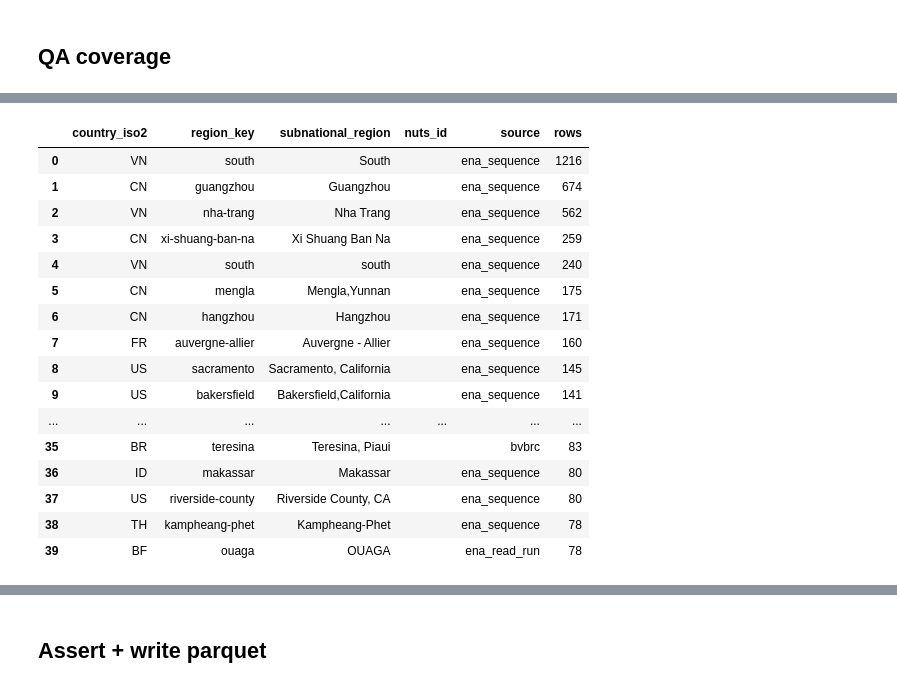
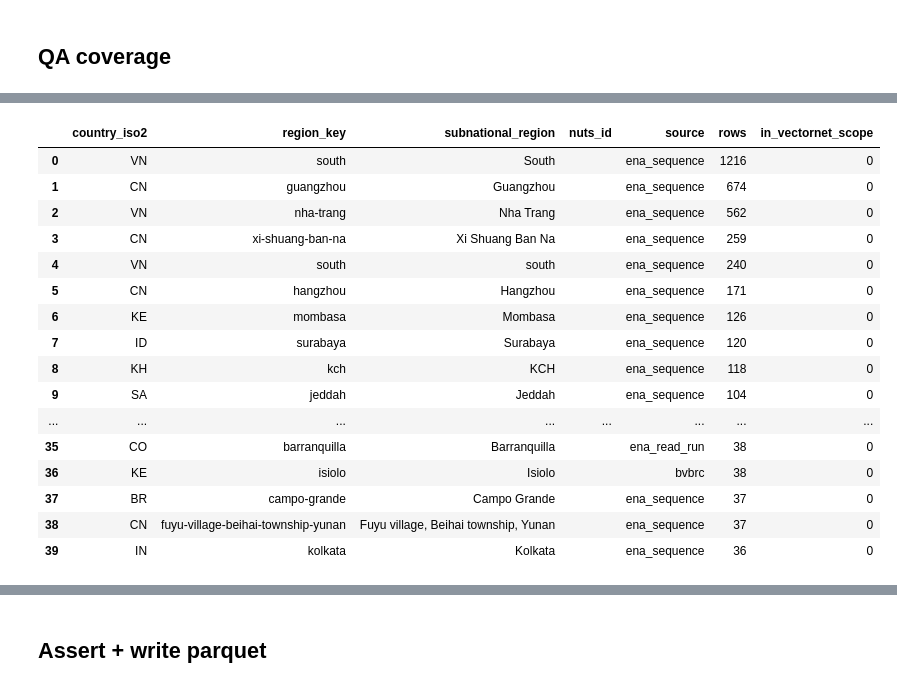
Before and after one commit to GustavoRusso/vector-guard, a Jupyter notebook: notebooks/09_clean_viruses.ipynb, the cells around one changed output, grey strips where cells are left out. Drawn from its saved outputs; the diff is of its cells as text; code cells hidden in the pictures.

Commit message:
Write unmatched region table from notebook 09 to data/interim with VectorNet-scope flag

```diff
--- a/notebooks/09_clean_viruses.ipynb
+++ b/notebooks/09_clean_viruses.ipynb
@@ -39,6 +39,7 @@ from vector_guard.resolve import (
     lookup_subnational_centroid,
     norm_key,
     parse_year_month_virus,
+    region_candidate_keys,
     resolve_coords_ladder,
     resolve_virus_country_iso2,
 )
@@ -47,9 +48,10 @@ REPO_ROOT = find_repo_root(Path.cwd())
 INTERIM_DIR = default_interim_dir(REPO_ROOT)
 INTERIM_DIR.mkdir(parents=True, exist_ok=True)
 OUT_PATH = INTERIM_DIR / "viruses_normalized.parquet"
+UNMATCHED_PATH = INTERIM_DIR / "virus_unmatched_regions.csv"
 
 assert H3_RESOLUTION is not None and H3_RESOLUTION >= 0
-REPO_ROOT, OUT_PATH, H3_RESOLUTION
+REPO_ROOT, OUT_PATH, UNMATCHED_PATH, H3_RESOLUTION
 # %% [output]
 (PosixPath('/workspaces/vector-guard'),
  PosixPath('/workspaces/vector-guard/data/interim/viruses_normalized.parquet'),
@@ -255,13 +258,24 @@ unmatched_mask = (
 
 unmatched_rows = out.loc[unmatched_mask].copy()
 
+vectornet_iso2 = {
+    str(iso).strip().upper()
+    for iso, flag in zip(
+        countries["iso2"].fillna(""),
+        countries["in_vectornet_scope"],
+        strict=True,
+    )
+    if str(iso).strip()
+    and str(flag).strip().lower() in {"1", "true", "yes"}
+}
+
 
 def region_lookup_key(row: pd.Series) -> str:
+    """Display/report key aligned with runtime lookup candidates."""
     if row["nuts_id"]:
         return norm_key(row["nuts_id"])
-    region = row["subnational_region"]
-    first = region.split(",", 1)[0].strip() if region else ""
-    return norm_key(first)
+    keys = region_candidate_keys(row["subnational_region"])
+    return keys[0] if keys else ""
 
 
 unmatched_rows["region_key"] = unmatched_rows.apply(region_lookup_key, axis=1)
@@ -285,6 +299,15 @@ for row in unmatched_rows.itertuples(index=False):
             }
         )
 
+unmatched_cols = [
+    "country_iso2",
+    "region_key",
+    "subnational_region",
+    "nuts_id",
+    "source",
+    "rows",
+    "in_vectornet_scope",
+]
 unmatched = (
     pd.DataFrame(still_unmatched)
     .value_counts(
@@ -294,11 +317,23 @@ unmatched = (
     .reset_index()
     .sort_values("rows", ascending=False)
     if still_unmatched
-    else pd.DataFrame(
-        columns=["country_iso2", "region_key", "subnational_region", "nuts_id", "source", "rows"]
-    )
+    else pd.DataFrame(columns=unmatched_cols[:-1])
 )
+unmatched["in_vectornet_scope"] = unmatched["country_iso2"].isin(vectornet_iso2).astype(int)
+unmatched = unmatched[unmatched_cols]
 
-print(f"Unmatched region/NUTS keys with counts: {len(unmatched):,}")
+unmatched.to_csv(UNMATCHED_PATH, index=False)
+vn_keys = int(unmatched["in_vectornet_scope"].sum())
+vn_rows = int(unmatched.loc[unmatched["in_vectornet_scope"] == 1, "rows"].sum())
+print(f"Wrote {UNMATCHED_PATH}")
+print(
+    f"Unmatched region/NUTS keys: {len(unmatched):,} "
+    f"(VectorNet-scope keys={vn_keys:,}, rows={vn_rows:,})"
+)
 display(unmatched.head(40))
+display(
+    unmatched.loc[unmatched["in_vectornet_scope"] == 1]
+    .head(20)
+    .reset_index(drop=True)
+)
 # %% [output]
@@ -306,17 +342,17 @@ Unmatched region/NUTS keys with counts: 4,295
-|  | country_iso2 | region_key | subnational_region | nuts_id | source | rows |
-| 0 | VN | south | South |  | ena_sequence | 1216 |
-| 1 | CN | guangzhou | Guangzhou |  | ena_sequence | 674 |
-| 2 | VN | nha-trang | Nha Trang |  | ena_sequence | 562 |
-| 3 | CN | xi-shuang-ban-na | Xi Shuang Ban Na |  | ena_sequence | 259 |
-| 4 | VN | south | south |  | ena_sequence | 240 |
-| 5 | CN | mengla | Mengla,Yunnan |  | ena_sequence | 175 |
-| 6 | CN | hangzhou | Hangzhou |  | ena_sequence | 171 |
-| 7 | FR | auvergne-allier | Auvergne - Allier |  | ena_sequence | 160 |
-| 8 | US | sacramento | Sacramento, California |  | ena_sequence | 145 |
-| 9 | US | bakersfield | Bakersfield,California |  | ena_sequence | 141 |
-| ... | ... | ... | ... | ... | ... | ... |
-| 35 | BR | teresina | Teresina, Piaui |  | bvbrc | 83 |
-| 36 | ID | makassar | Makassar |  | ena_sequence | 80 |
-| 37 | US | riverside-county | Riverside County, CA |  | ena_sequence | 80 |
-| 38 | TH | kampheang-phet | Kampheang-Phet |  | ena_sequence | 78 |
-| 39 | BF | ouaga | OUAGA |  | ena_read_run | 78 |
+|  | country_iso2 | region_key | subnational_region | nuts_id | source | rows | in_vectornet_scope |
+| 0 | VN | south | South |  | ena_sequence | 1216 | 0 |
+| 1 | CN | guangzhou | Guangzhou |  | ena_sequence | 674 | 0 |
+| 2 | VN | nha-trang | Nha Trang |  | ena_sequence | 562 | 0 |
+| 3 | CN | xi-shuang-ban-na | Xi Shuang Ban Na |  | ena_sequence | 259 | 0 |
+| 4 | VN | south | south |  | ena_sequence | 240 | 0 |
+| 5 | CN | hangzhou | Hangzhou |  | ena_sequence | 171 | 0 |
+| 6 | KE | mombasa | Mombasa |  | ena_sequence | 126 | 0 |
+| 7 | ID | surabaya | Surabaya |  | ena_sequence | 120 | 0 |
+| 8 | KH | kch | KCH |  | ena_sequence | 118 | 0 |
+| 9 | SA | jeddah | Jeddah |  | ena_sequence | 104 | 0 |
+| ... | ... | ... | ... | ... | ... | ... | ... |
+| 35 | CO | barranquilla | Barranquilla |  | ena_read_run | 38 | 0 |
+| 36 | KE | isiolo | Isiolo |  | bvbrc | 38 | 0 |
+| 37 | BR | campo-grande | Campo Grande |  | ena_sequence | 37 | 0 |
+| 38 | CN | fuyu-village-beihai-township-yunan | Fuyu village, Beihai township, Yunan |  | ena_sequence | 37 | 0 |
+| 39 | IN | kolkata | Kolkata |  | ena_sequence | 36 | 0 |
```
Also changed, not shown: parts of 8 cells of this notebook, 2 other files.
